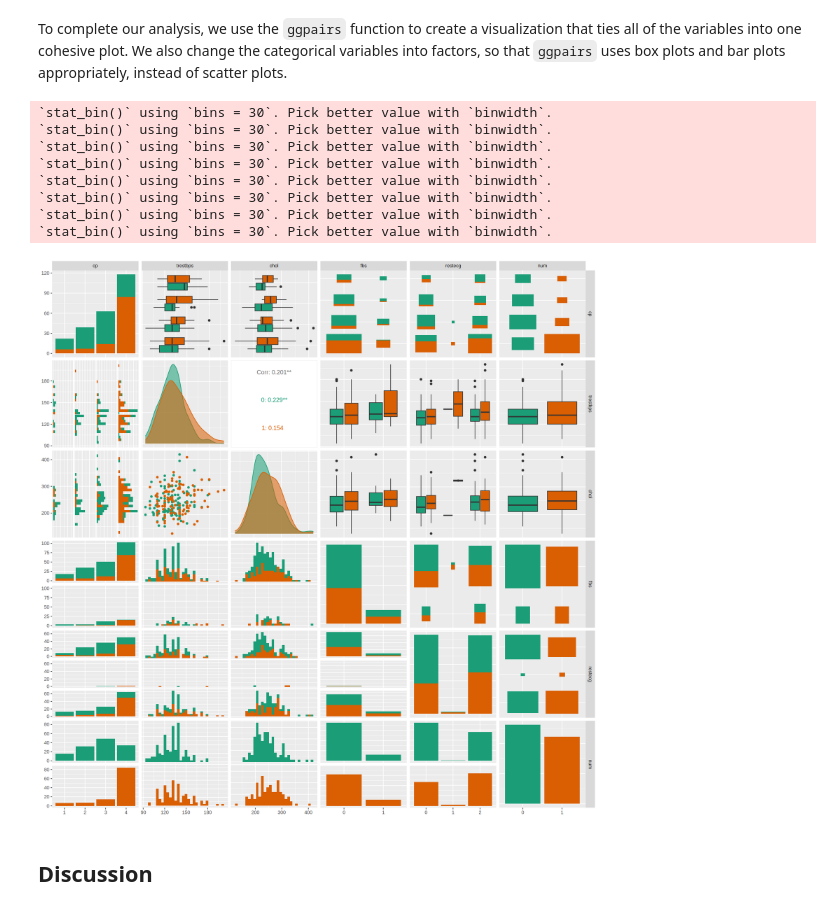
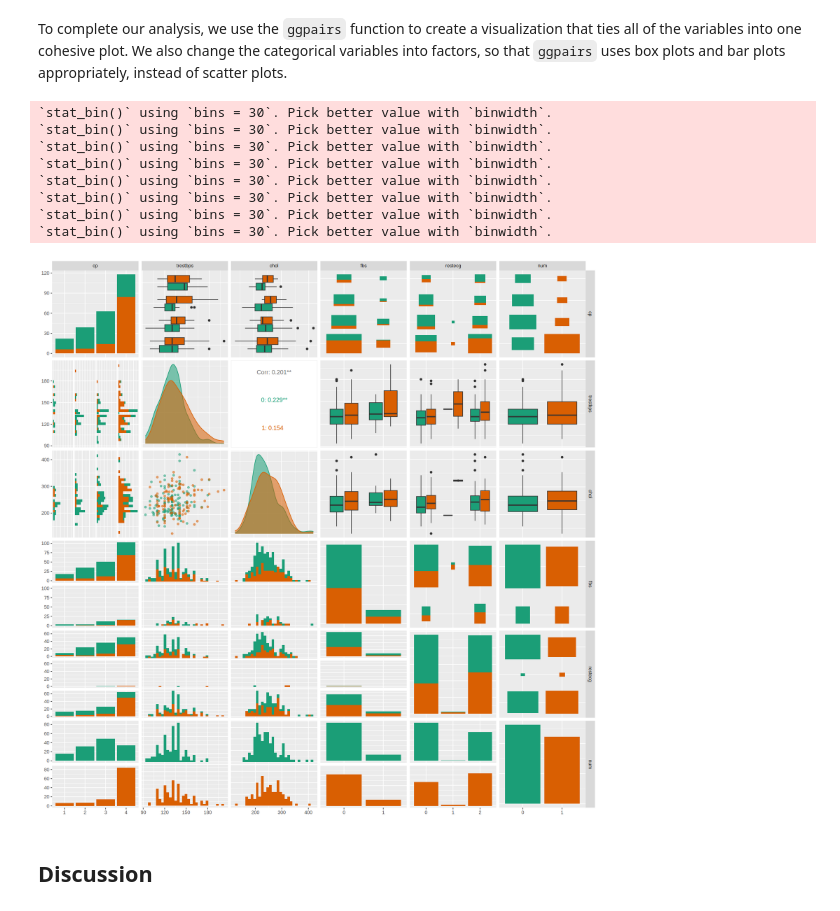
Before and after one commit to altarrok/dsci-100-2023w1-group-44, a Jupyter notebook: report.ipynb, the cells around one changed output. Saved outputs shown, nothing was run; the diff lists cells and outputs as text; code cells hidden in the pictures.

Commit message:
added transparency to ggpairs scatter plot

```diff
--- a/report.ipynb
+++ b/report.ipynb
@@ -333,40 +333,29 @@ To complete our analysis, we use the `ggpairs` function to create a visualizatio
 # %%
 set.seed(1)
 options(repr.plot.width = 14, repr.plot.height = 14)
 
 heart_pairplot <- train_data |>
     mutate(cp = as.factor(cp), fbs = as.factor(fbs), restecg = as.factor(restecg)) |>
     ggpairs(mapping = aes(color = num)) +
     scale_fill_brewer(palette = "Dark2") +
     scale_color_brewer(palette = "Dark2")
 
-# adding transparency to density graphs
+# adding transparency to density and scatter plots
 heart_pairplot[2,2] <- heart_pairplot[2, 2] + aes(color = num, alpha = 0.5)
 heart_pairplot[3,3] <- heart_pairplot[3, 3] + aes(color = num, alpha = 0.5)
-
-# todo: scale_fill_brewer(palette = "Dark2")?
-
-# heart_pairplot2 <- train_data |>
-#     ggpairs(mapping = aes(color = num, alpha = 0.5))
+heart_pairplot[3,2] <- heart_pairplot[3, 2] + aes(color = num, alpha = 0.5)
 
 heart_pairplot
-
-# heart_pairplot2
-
-# talk about the fact that we can't compare continuos and discrete
-
-# trestbps (continuous) & chol (continuous) scatterplot: 0.201 corr | hard to tell
-# - higher chol == higher trestbps for both heart disease + no disease
 # %% [output]
 `stat_bin()` using `bins = 30`. Pick better value with `binwidth`.
 `stat_bin()` using `bins = 30`. Pick better value with `binwidth`.
 `stat_bin()` using `bins = 30`. Pick better value with `binwidth`.
 `stat_bin()` using `bins = 30`. Pick better value with `binwidth`.
 `stat_bin()` using `bins = 30`. Pick better value with `binwidth`.
 `stat_bin()` using `bins = 30`. Pick better value with `binwidth`.
 `stat_bin()` using `bins = 30`. Pick better value with `binwidth`.
 `stat_bin()` using `bins = 30`. Pick better value with `binwidth`.
-[figure, old version]
+[figure, new version]
 # %% [markdown]
 ## Discussion
 # %% [markdown]
```
